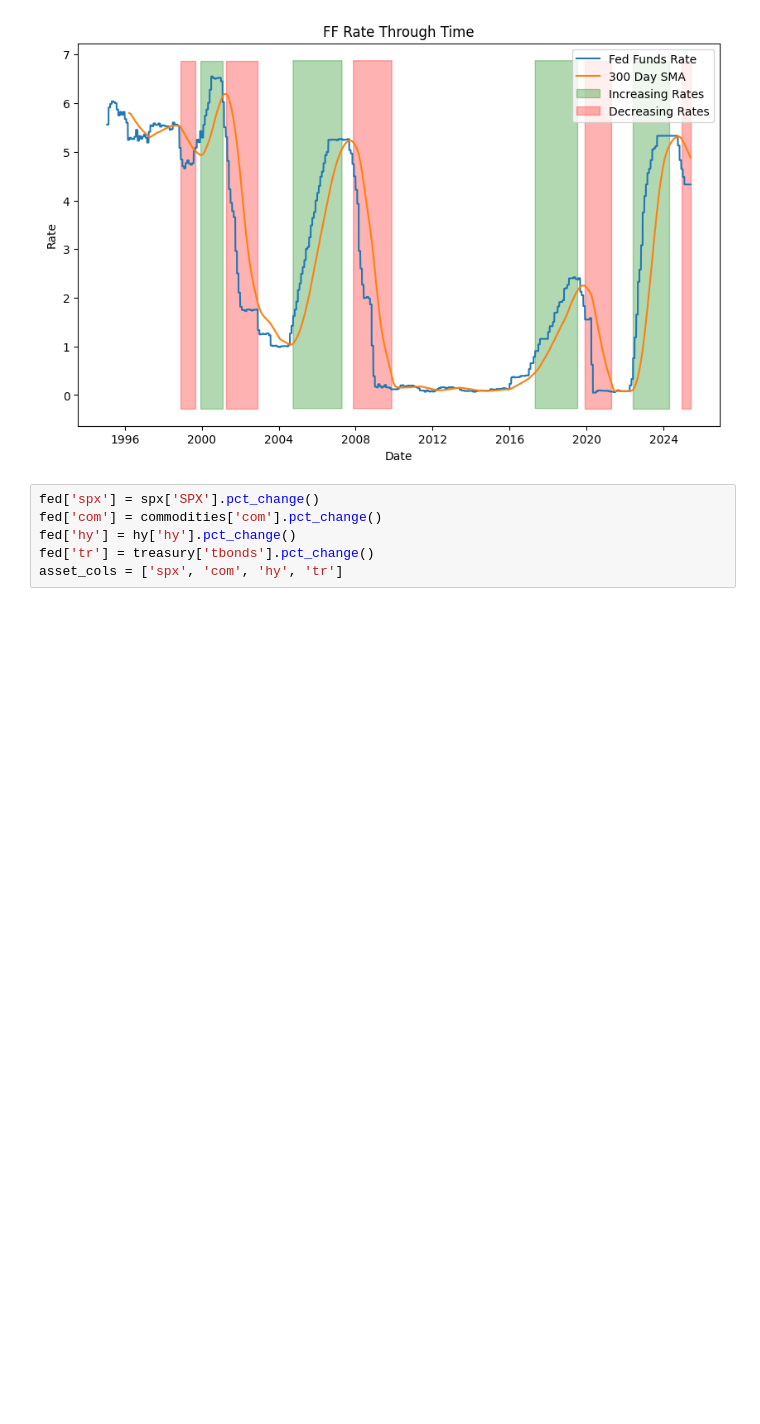
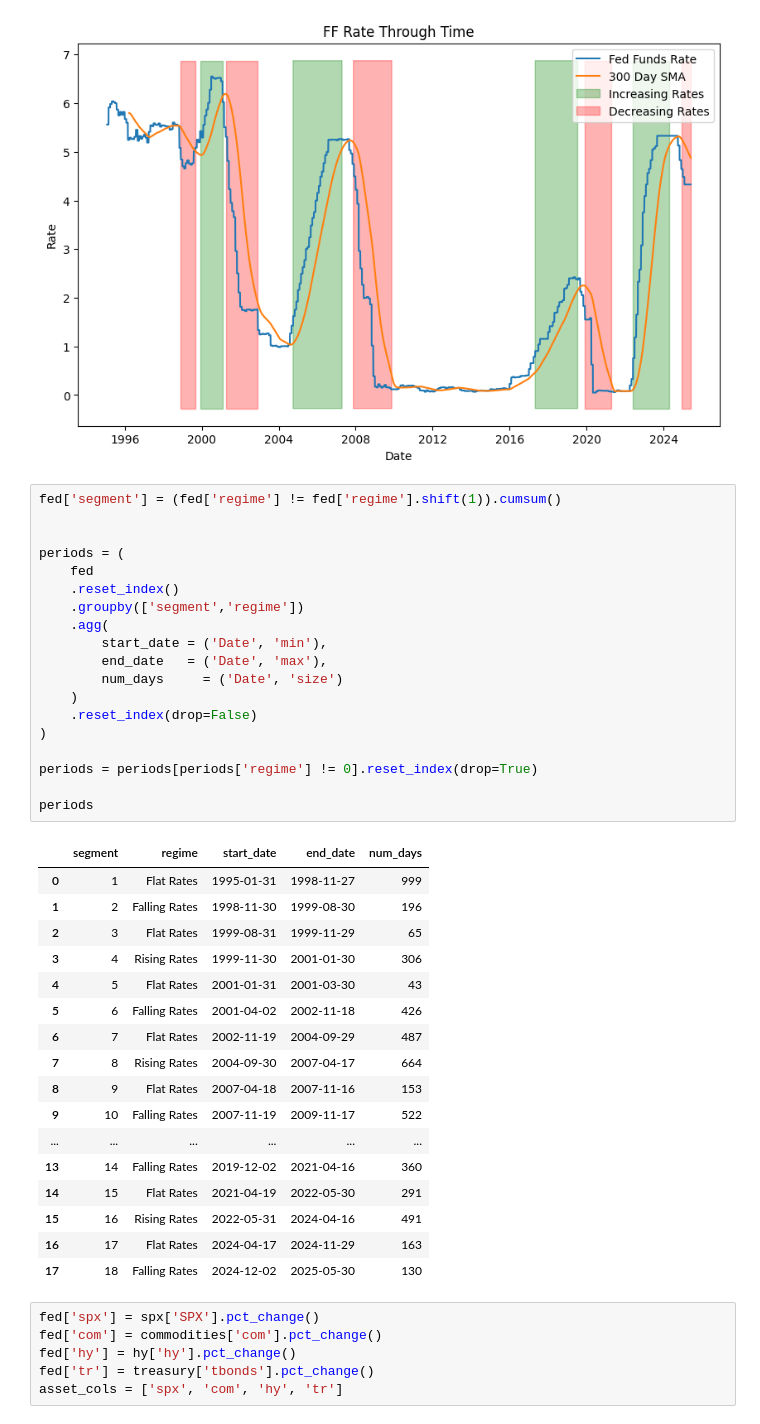
Before and after one commit to Kunj121/MacroFinance_HW2, a Jupyter notebook: prob2.ipynb, the cells around one changed output. Drawn from its saved outputs; the diff is of its cells as text; blank space fills up the shorter version.

```diff
--- a/prob2.ipynb
+++ b/prob2.ipynb
@@ -84,6 +84,43 @@ plt.title("FF Rate Through Time")
 plt.show()
 # %% [output]
 [figure]
+# %%
+fed['segment'] = (fed['regime'] != fed['regime'].shift(1)).cumsum()
+
+
+periods = (
+    fed
+    .reset_index()
+    .groupby(['segment','regime'])
+    .agg(
+        start_date = ('Date', 'min'),
+        end_date   = ('Date', 'max'),
+        num_days     = ('Date', 'size')
+    )
+    .reset_index(drop=False)
+)
+
+periods = periods[periods['regime'] != 0].reset_index(drop=True)
+
+periods
+# %% [output]
+|  | segment | regime | start_date | end_date | num_days |
+| 0 | 1 | Flat Rates | 1995-01-31 | 1998-11-27 | 999 |
+| 1 | 2 | Falling Rates | 1998-11-30 | 1999-08-30 | 196 |
+| 2 | 3 | Flat Rates | 1999-08-31 | 1999-11-29 | 65 |
+| 3 | 4 | Rising Rates | 1999-11-30 | 2001-01-30 | 306 |
+| 4 | 5 | Flat Rates | 2001-01-31 | 2001-03-30 | 43 |
+| 5 | 6 | Falling Rates | 2001-04-02 | 2002-11-18 | 426 |
+| 6 | 7 | Flat Rates | 2002-11-19 | 2004-09-29 | 487 |
+| 7 | 8 | Rising Rates | 2004-09-30 | 2007-04-17 | 664 |
+| 8 | 9 | Flat Rates | 2007-04-18 | 2007-11-16 | 153 |
+| 9 | 10 | Falling Rates | 2007-11-19 | 2009-11-17 | 522 |
+| ... | ... | ... | ... | ... | ... |
+| 13 | 14 | Falling Rates | 2019-12-02 | 2021-04-16 | 360 |
+| 14 | 15 | Flat Rates | 2021-04-19 | 2022-05-30 | 291 |
+| 15 | 16 | Rising Rates | 2022-05-31 | 2024-04-16 | 491 |
+| 16 | 17 | Flat Rates | 2024-04-17 | 2024-11-29 | 163 |
+| 17 | 18 | Falling Rates | 2024-12-02 | 2025-05-30 | 130 |
 # %%
 fed['spx'] = spx['SPX'].pct_change()
 fed['com'] = commodities['com'].pct_change()
```
Also changed, not shown: parts of 10 cells of this notebook.
